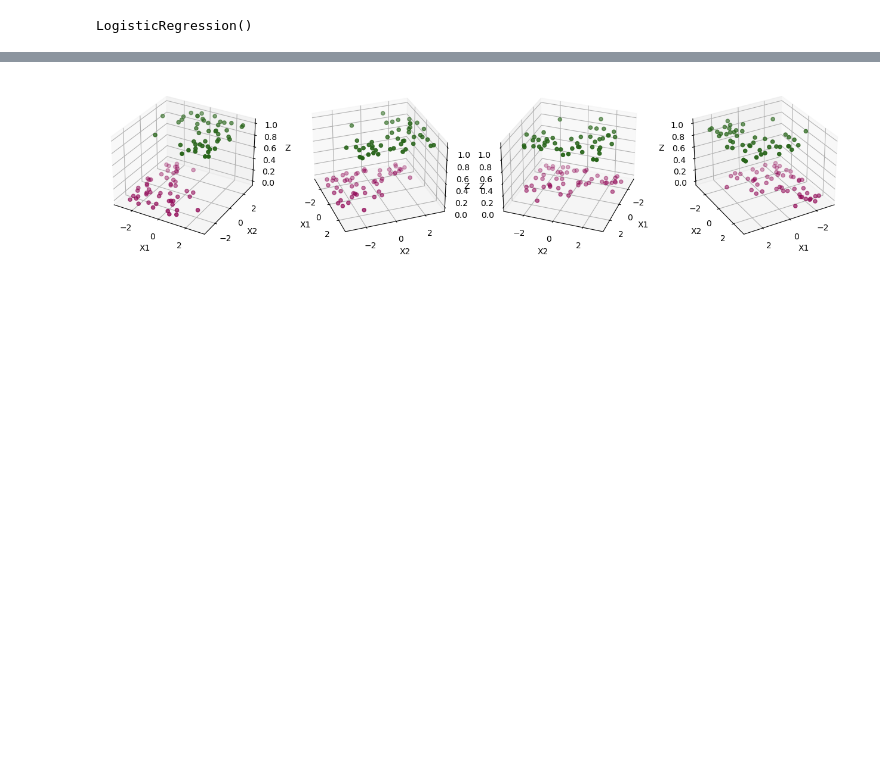
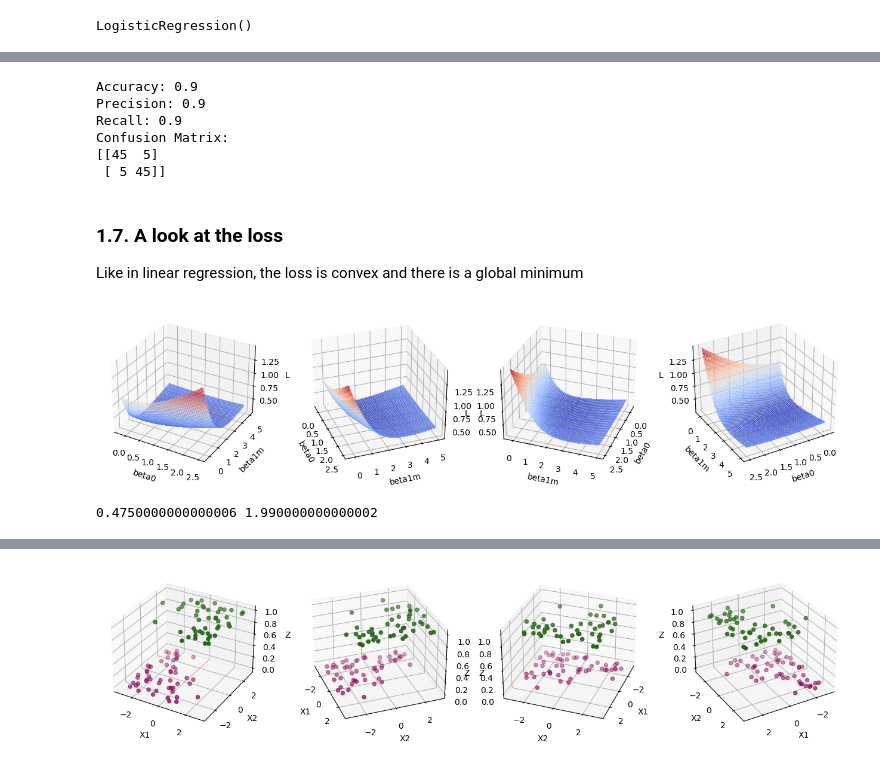
Before and after one commit to ferrari-leo/training, a Jupyter notebook: ml102/02_logistic_regression.ipynb, the cells around one changed output, grey strips where cells are left out. Saved outputs shown, nothing was run; the diff lists cells and outputs as text; code cells hidden in the pictures; blank space fills up the shorter version.

```diff
--- a/ml102/02_logistic_regression.ipynb
+++ b/ml102/02_logistic_regression.ipynb
@@ -57,0 +111,58 @@ array([0.11562648])
+# %%
+y_pred = model.predict(x.reshape(-1,1))
+print('Accuracy:', accuracy_score(y, y_pred))
+print('Precision:', precision_score(y, y_pred))
+print('Recall:', recall_score(y, y_pred))
+print('Confusion Matrix:')
+print(confusion_matrix(y, y_pred))
+# %% [output]
+Accuracy: 0.9
+Precision: 0.9
+Recall: 0.9
+Confusion Matrix:
+[[45  5]
+ [ 5 45]]
+# %% [markdown]
+### 1.7. A look at the loss
+
+Like in linear regression, the loss is convex and there is a global minimum
+# %%
+def sigmoid(t):
+    return 1 / (1 + np.exp(-1 * t))
+
+def loss_function(b0, b1, x, y):
+    beta0i = np.array([b0 for i in range(len(x))])
+    beta1i = np.array([b1 for i in range(len(x))])
+    xi = np.array([e * np.ones(beta0m.shape) for e in x])
+    yi = np.array([e * np.ones(beta0m.shape) for e in y])
+    beta1_times_xi = beta1i * xi
+    yhati = beta0i + beta1_times_xi
+    phati = sigmoid(yhati)
+    lossi = -1 * np.log(phati) * yi - np.log(1.0 - phati) * (1.0 - yi)
+    return np.mean(lossi, axis=0)
+# %%
+beta0 = np.arange(-0.2,2.5,0.005)
+beta1 = np.arange(-0.2,5,0.005)
+beta0m, beta1m = np.meshgrid(beta0, beta1)
+L = loss_function(beta0m, beta1m, x, y)
+# %%
+fig = plt.figure(figsize=plt.figaspect(0.25))
+
+for i, az in enumerate([-60, -20, 20, 60]):
+    ax = fig.add_subplot(1, 4, i+1, projection='3d')
+    ax.plot_surface(beta0m, beta1m, L, cmap = cm.coolwarm, antialiased = False, alpha = 0.5)
+    ax.set_xlabel('beta0')
+    ax.set_ylabel('beta1m')
+    ax.set_zlabel('L')
+    ax.view_init(elev=30, azim=az)
+
+plt.show()
+# %% [output]
+[figure, added]
+# %%
+# get coeffs corresponding to lowest loss
+beta1hat = beta1[np.unravel_index(L.argmin(), L.shape)[0]]
+beta0hat = beta0[np.unravel_index(L.argmin(), L.shape)[1]]
+print(beta0hat, beta1hat)
+# %% [output]
+0.4750000000000006 1.990000000000002
```
Also changed, not shown: parts of 23 cells of this notebook, 2 other files.
